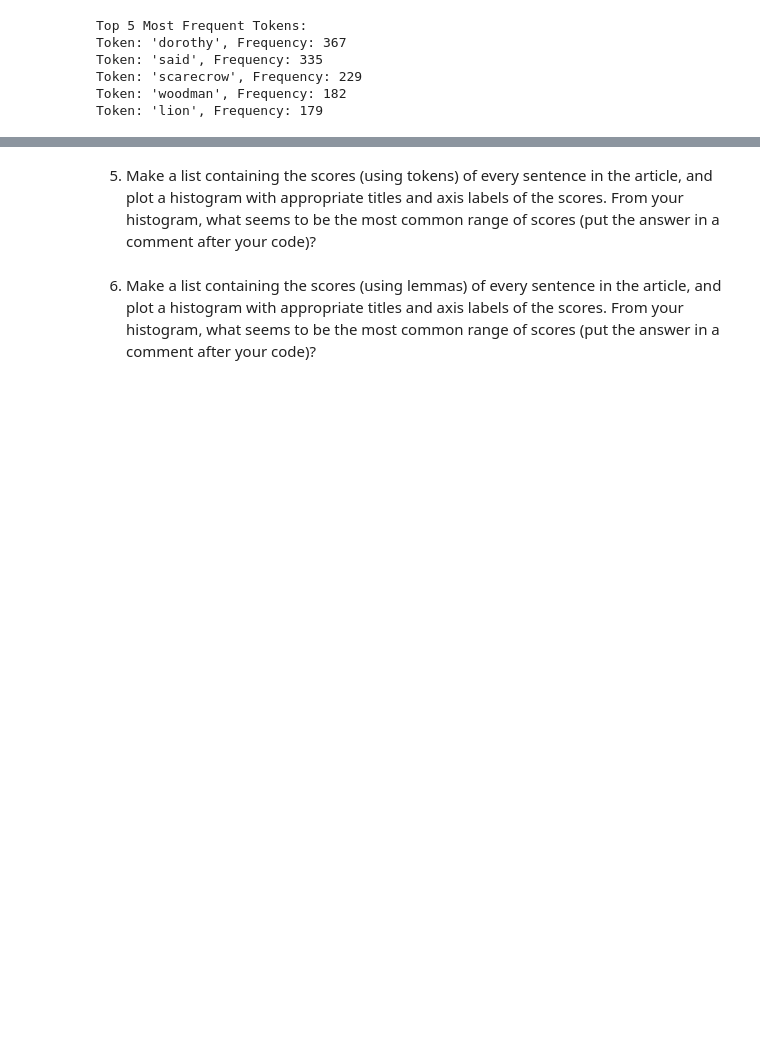
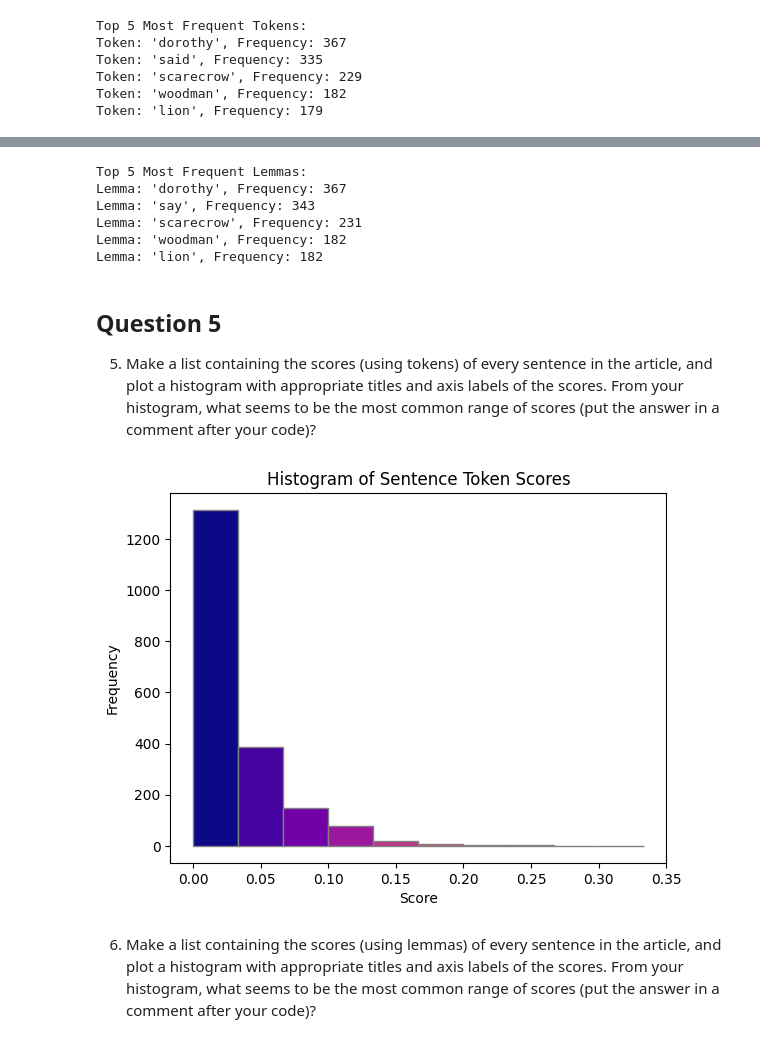
Before and after one commit to meldstonerogers/wmnlp-final-project2, a Jupyter notebook: article-summarizer.ipynb, the cells around one changed output, grey strips where cells are left out. Drawn from its saved outputs; the diff is of its cells as text; code cells hidden in the pictures; blank space fills up the shorter version.

Commit message:
done through q5

```diff
--- a/article-summarizer.ipynb
+++ b/article-summarizer.ipynb
@@ -128,6 +129,86 @@ Token: 'lion', Frequency: 179
 4. Load the article text into a trained `spaCy` pipeline, and determine the 5 most frequent lemmas (converted to lower case).  Print the common lemmas with an appropriate label.  Additionally, print the lemmas with their frequencies (with appropriate labels).
+# %%
+# determine 5 most frequent lemmas converted to lower case
+interesting_lemmas = [token.lemma_.lower() for token in doc if we_care_about(token)]
+lemma_freq = Counter(interesting_lemmas)
+mostFreqlemmas = lemma_freq.most_common(5)
+
+# print with appropriate lemmas
+print("Top 5 Most Frequent Lemmas:")
+for lemma, freq in mostFreqlemmas:
+    print(f"Lemma: '{lemma}', Frequency: {freq}")
+# %% [output]
+Top 5 Most Frequent Lemmas:
+Lemma: 'dorothy', Frequency: 367
+Lemma: 'say', Frequency: 343
+Lemma: 'scarecrow', Frequency: 231
+Lemma: 'woodman', Frequency: 182
+Lemma: 'lion', Frequency: 182
 # %% [markdown]
+## Question 5
 5. Make a list containing the scores (using tokens) of every sentence in the article, and plot a histogram with appropriate titles and axis labels of the scores. From your histogram, what seems to be the most common range of scores (put the answer in a comment after your code)?
+# %%
+# Store frequent tokens in a set
+cool_tokens = set()
+for token, freq in mostFreqtokens:
+    cool_tokens.add(token)
+
+# Get every sentence in article
+sentences = list(doc.sents)
+
+# Define score_sentence_by_token function
+def score_sentence_by_token(sentence, interesting_tokens):
+    # Tokenize the sentence
+    token_count = sum(1 for token in sentence if token.text.lower() in interesting_tokens)
+    # Return the ratio of interesting tokens to total tokens
+    tokens_score = token_count / len(sentence)
+    return tokens_score
+
+# Create list to store scores
+sentence_scores = []
+
+# Loop through each sentence and calculate score
+for sentence in sentences:
+    score = score_sentence_by_token(sentence, cool_tokens)
+    sentence_scores.append(score)
+
+
+# Print the token scores for all sentences
+# for i, (sentence, score) in enumerate(zip(sentences, sentence_scores), 1):
+    #print(f"Sentence {i}: '{sentence.text.strip()}' - Token Score: {score}")
+
+    # Create histogram data
+counts, bin_edges = np.histogram(sentence_scores, bins=10)
+
+# Prepare vertices for the PolyCollection
+verts = []
+for i in range(len(bin_edges) - 1):
+    verts.append([
+        (bin_edges[i], 0),
+        (bin_edges[i], counts[i]),
+        (bin_edges[i + 1], counts[i]),
+        (bin_edges[i + 1], 0),
+    ])
+
+# Create the gradient colors
+gradient = np.linspace(0, 1, len(verts))
+colors = plt.cm.plasma(gradient)
+
+# Create a PolyCollection with the gradient colors
+poly_collection = PolyCollection(verts, facecolors=colors, edgecolor='gray')
+
+# Plot the PolyCollection
+fig, ax = plt.subplots()
+ax.add_collection(poly_collection)
+ax.autoscale()
+plt.title("Histogram of Sentence Token Scores")
+plt.xlabel("Score")
+plt.ylabel("Frequency")
+plt.show()
+
+# 0.0 to 0.25 is the most common score range
+# %% [output]
+[figure, added]
 # %% [markdown]
 6. Make a list containing the scores (using lemmas) of every sentence in the article, and plot a histogram with appropriate titles and axis labels of the scores.  From your histogram, what seems to be the most common range of scores (put the answer in a comment after your code)?
 # %% [markdown]
```
Also changed, not shown: parts of 1 cell of this notebook.
